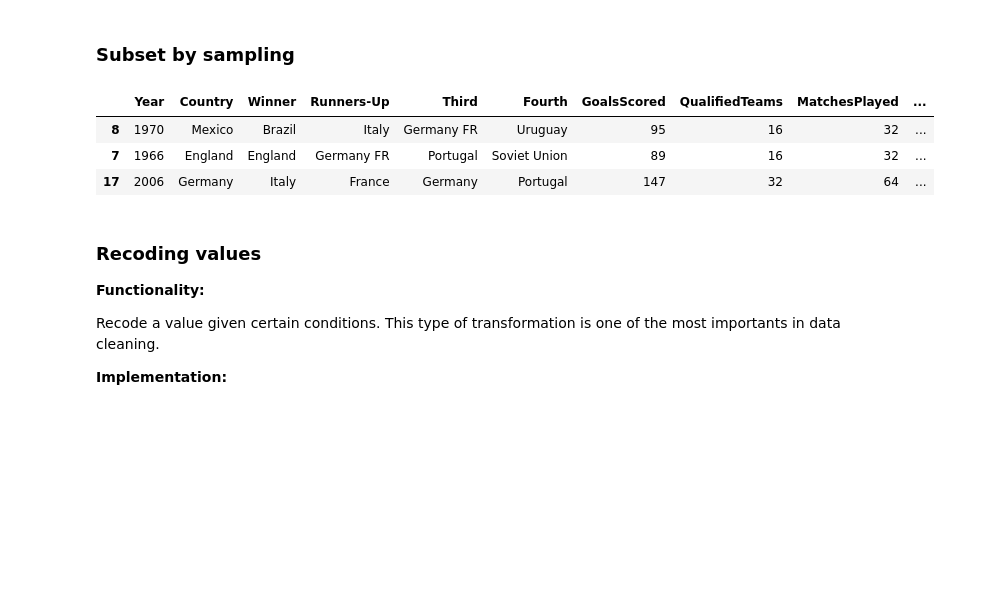
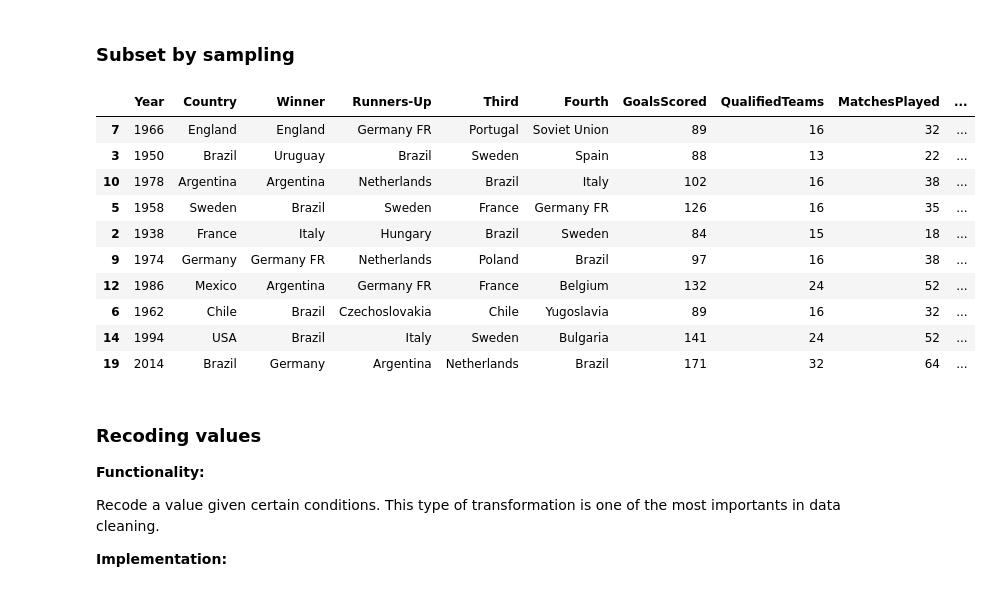
Before and after one commit to MCZ19/ppol5203, a Jupyter notebook: lecture_notes/week-06/_week-6c-data_wrangling_pandas.ipynb, the cells around one changed output. Saved outputs shown, nothing was run; the diff lists cells and outputs as text; code cells hidden in the pictures; blank space fills up the shorter version.

```diff
--- a/lecture_notes/week-06/_week-6c-data_wrangling_pandas.ipynb
+++ b/lecture_notes/week-06/_week-6c-data_wrangling_pandas.ipynb
@@ -843,12 +946,19 @@ wc.drop_duplicates("Country")
 ### Subset by sampling
 # %%
 # Pandas: randomly sample N number of rows from the data
-wc.sample(3)
+wc.sample(10)
 # %% [output]
 |  | Year | Country | Winner | Runners-Up | Third | Fourth | GoalsScored | QualifiedTeams | MatchesPlayed | ... |
-| 8 | 1970 | Mexico | Brazil | Italy | Germany FR | Uruguay | 95 | 16 | 32 | ... |
 | 7 | 1966 | England | England | Germany FR | Portugal | Soviet Union | 89 | 16 | 32 | ... |
-| 17 | 2006 | Germany | Italy | France | Germany | Portugal | 147 | 32 | 64 | ... |
+| 3 | 1950 | Brazil | Uruguay | Brazil | Sweden | Spain | 88 | 13 | 22 | ... |
+| 10 | 1978 | Argentina | Argentina | Netherlands | Brazil | Italy | 102 | 16 | 38 | ... |
+| 5 | 1958 | Sweden | Brazil | Sweden | France | Germany FR | 126 | 16 | 35 | ... |
+| 2 | 1938 | France | Italy | Hungary | Brazil | Sweden | 84 | 15 | 18 | ... |
+| 9 | 1974 | Germany | Germany FR | Netherlands | Poland | Brazil | 97 | 16 | 38 | ... |
+| 12 | 1986 | Mexico | Argentina | Germany FR | France | Belgium | 132 | 24 | 52 | ... |
+| 6 | 1962 | Chile | Brazil | Czechoslovakia | Chile | Yugoslavia | 89 | 16 | 32 | ... |
+| 14 | 1994 | USA | Brazil | Italy | Sweden | Bulgaria | 141 | 24 | 52 | ... |
+| 19 | 2014 | Brazil | Germany | Argentina | Netherlands | Brazil | 171 | 32 | 64 | ... |
 # %% [markdown]
 ### Recoding values
 
```
Also changed, not shown: parts of 17 cells of this notebook, 5 other files.
